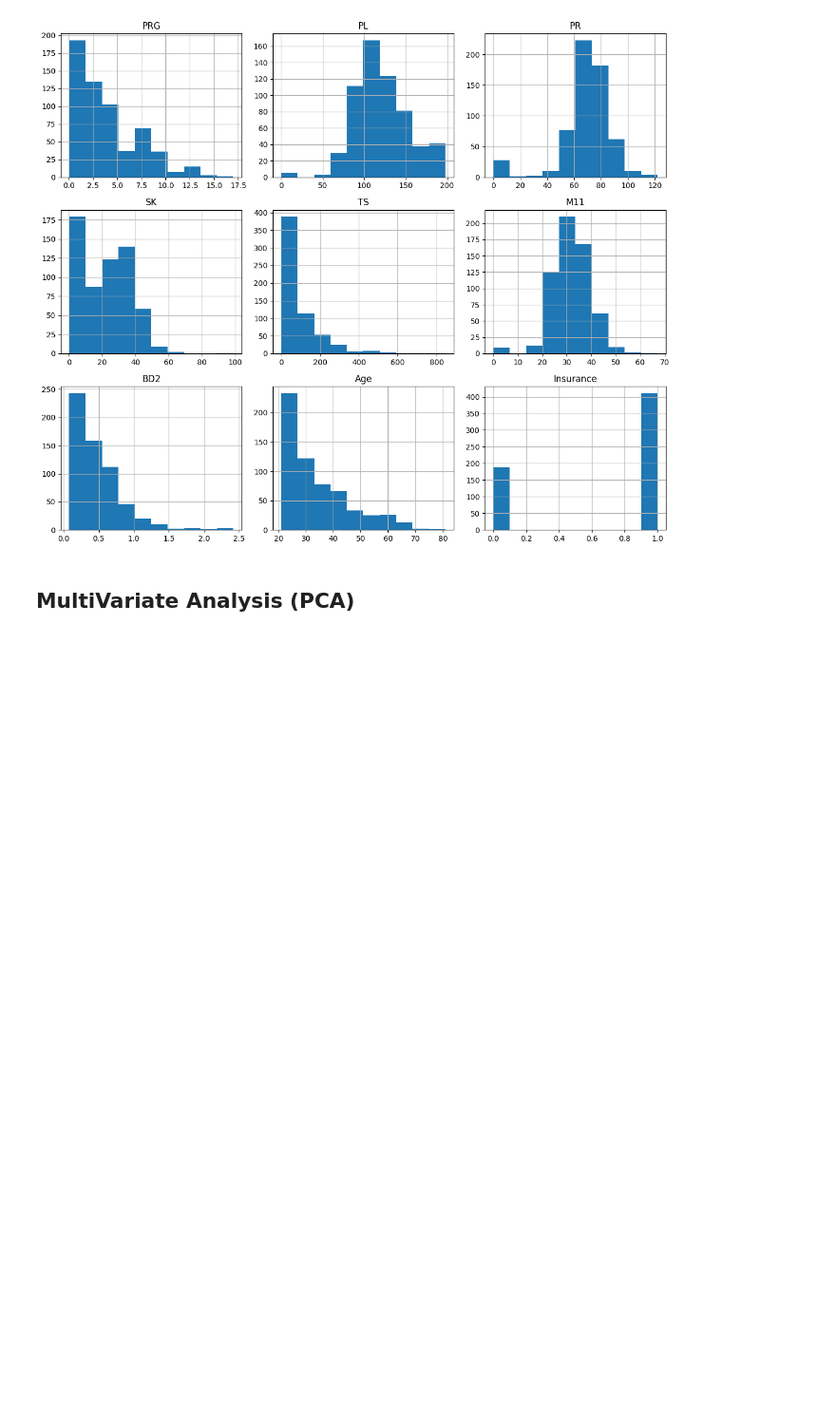
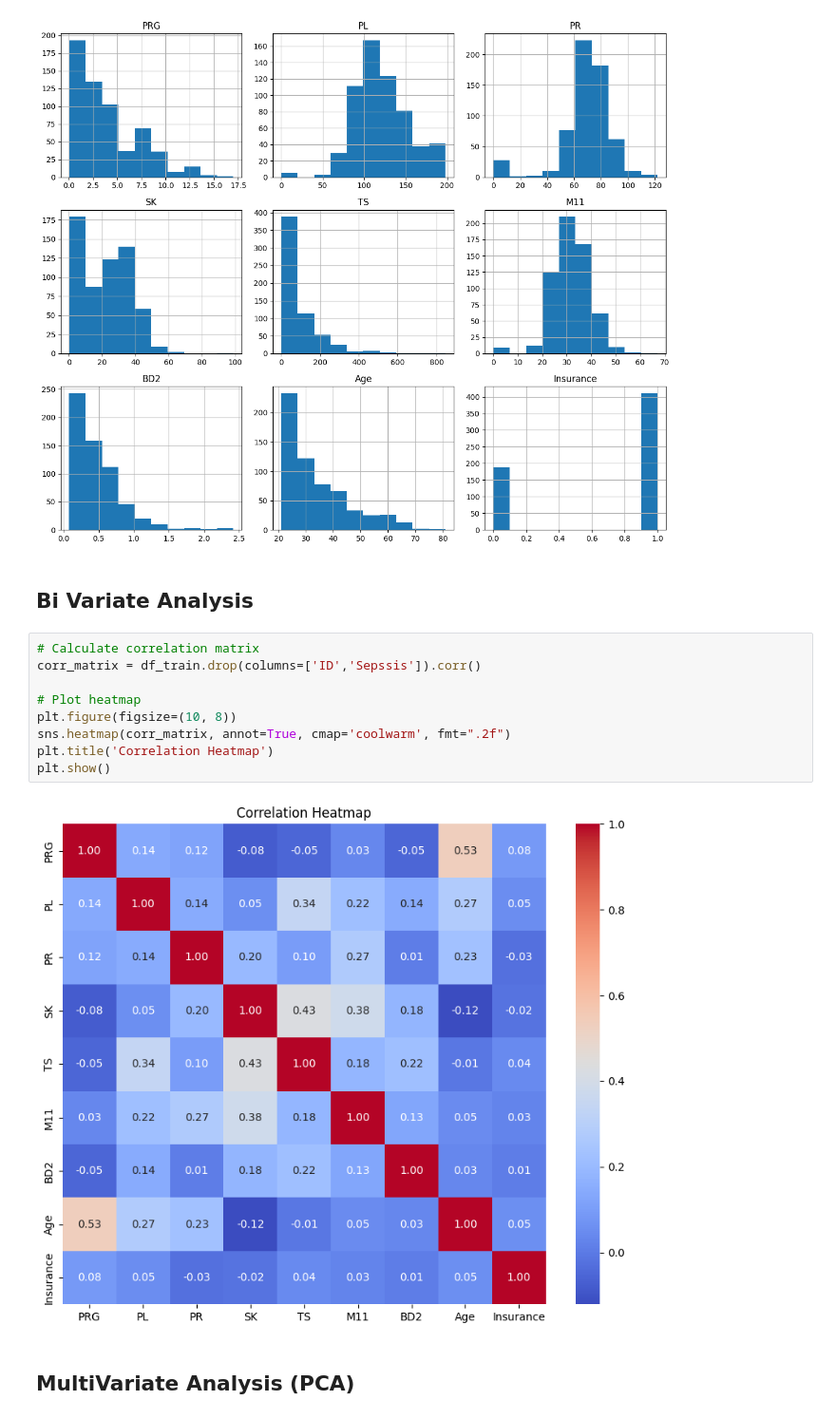
Before and after one commit to CODE-MUCHIRA/Building-a-FastAPI-for-Sepsis-Prediction-, a Jupyter notebook: notebook.ipynb, the cells around one changed output. Shown at 95% size. Drawn from its saved outputs; the diff is of its cells as text; blank space fills up the shorter version.

```diff
--- a/notebook.ipynb
+++ b/notebook.ipynb
@@ -220,6 +220,19 @@ plt.tight_layout()
 plt.show()
 # %% [output]
 [figure]
+# %% [markdown]
+## Bi Variate Analysis
+# %%
+# Calculate correlation matrix
+corr_matrix = df_train.drop(columns=['ID','Sepssis']).corr()
+
+# Plot heatmap
+plt.figure(figsize=(10, 8))
+sns.heatmap(corr_matrix, annot=True, cmap='coolwarm', fmt=".2f")
+plt.title('Correlation Heatmap')
+plt.show()
+# %% [output]
+[figure, added]
 # %% [markdown]
 ## MultiVariate Analysis (PCA)
 # %%
```
Also changed, not shown: parts of 21 cells of this notebook.
